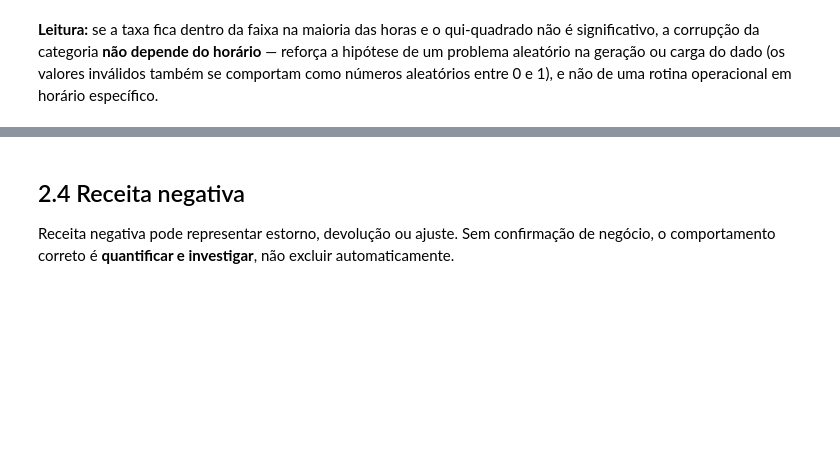
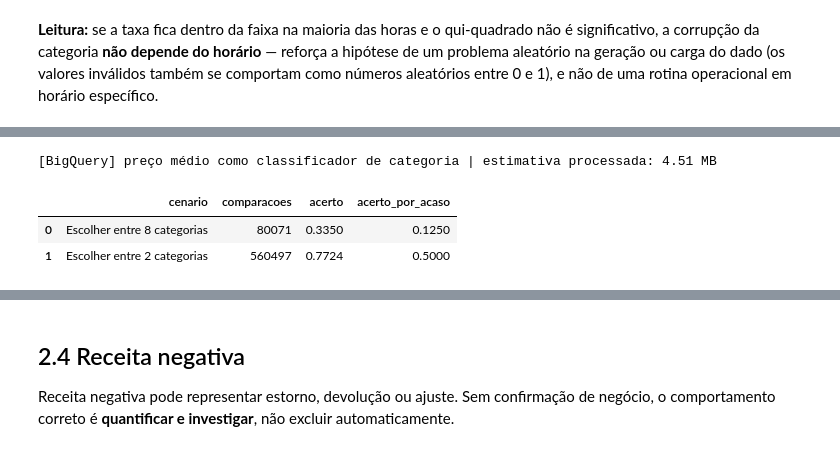
Before and after one commit to guisoares10/Projeto-GB, a Jupyter notebook: notebooks/01_eda_data_quality.ipynb, the cells around one changed output, grey strips where cells are left out. Drawn from its saved outputs; the diff is of its cells as text; code cells hidden in the pictures; blank space fills up the shorter version.

```diff
--- a/notebooks/01_eda_data_quality.ipynb
+++ b/notebooks/01_eda_data_quality.ipynb
@@ -1025,0 +1255,75 @@ rotina operacional em horário específico.
+# %%
+sql_price_classifier = f"""
+WITH preco_ref AS (
+  SELECT
+    DATE_TRUNC(DATE(dt_hr_venda), MONTH) AS mes,
+    des_canal_venda_final_agrup,
+    des_categoria_material,
+    SAFE_DIVIDE(SUM(receita_aprovada), SUM(qt_material)) AS preco_ref
+  FROM `{TABLE_ID}`
+  WHERE {DATE_FILTER}
+    AND SAFE_CAST(des_categoria_material AS NUMERIC) IS NULL
+    AND receita_aprovada > 0
+  GROUP BY 1, 2, 3
+),
+validas AS (
+  SELECT
+    FARM_FINGERPRINT(CONCAT(CAST(dt_hr_venda AS STRING), des_canal_venda_final_agrup, des_categoria_material)) AS id_linha,
+    DATE_TRUNC(DATE(dt_hr_venda), MONTH) AS mes,
+    des_canal_venda_final_agrup,
+    des_categoria_material AS categoria_real,
+    SAFE_DIVIDE(receita_aprovada, qt_material) AS preco_linha
+  FROM `{TABLE_ID}`
+  WHERE {DATE_FILTER}
+    AND SAFE_CAST(des_categoria_material AS NUMERIC) IS NULL
+    AND receita_aprovada > 0
+    AND qt_material > 0
+),
+distancias AS (
+  -- distância (em log) entre o preço da linha e o preço de referência de cada categoria
+  SELECT
+    v.id_linha,
+    v.categoria_real,
+    r.des_categoria_material AS categoria_comparada,
+    ABS(LN(v.preco_linha / r.preco_ref)) AS distancia
+  FROM validas v
+  JOIN preco_ref r
+    ON  r.mes = v.mes
+    AND r.des_canal_venda_final_agrup = v.des_canal_venda_final_agrup
+),
+mais_proxima AS (
+  -- categoria com preço de referência mais próximo de cada linha
+  SELECT *
+  FROM distancias
+  WHERE TRUE
+  QUALIFY ROW_NUMBER() OVER (PARTITION BY id_linha ORDER BY distancia) = 1
+),
+entre_8 AS (
+  SELECT
+    COUNT(*) AS linhas,
+    AVG(IF(categoria_comparada = categoria_real, 1, 0)) AS acerto
+  FROM mais_proxima
+),
+entre_2 AS (
+  -- cada linha válida contra cada uma das outras 7 categorias
+  SELECT
+    COUNT(*) AS pares,
+    AVG(IF(real.distancia < outra.distancia, 1, 0)) AS acerto
+  FROM distancias real
+  JOIN distancias outra
+    ON  outra.id_linha = real.id_linha
+    AND outra.categoria_comparada != real.categoria_real
+  WHERE real.categoria_comparada = real.categoria_real
+)
+SELECT 'Escolher entre 8 categorias' AS cenario, linhas AS comparacoes, acerto, 1 / 8 AS acerto_por_acaso FROM entre_8
+UNION ALL
+SELECT 'Escolher entre 2 categorias', pares, acerto, 1 / 2 FROM entre_2
+"""
+
+price_classifier = run_bq(sql_price_classifier, "preço médio como classificador de categoria")
+display(price_classifier)
+# %% [output]
+[BigQuery] preço médio como classificador de categoria | estimativa processada: 4.51 MB
+|  | cenario | comparacoes | acerto | acerto_por_acaso |
+| 0 | Escolher entre 8 categorias | 80071 | 0.3350 | 0.1250 |
+| 1 | Escolher entre 2 categorias | 560497 | 0.7724 | 0.5000 |
```
Also changed, not shown: parts of 9 cells of this notebook.
